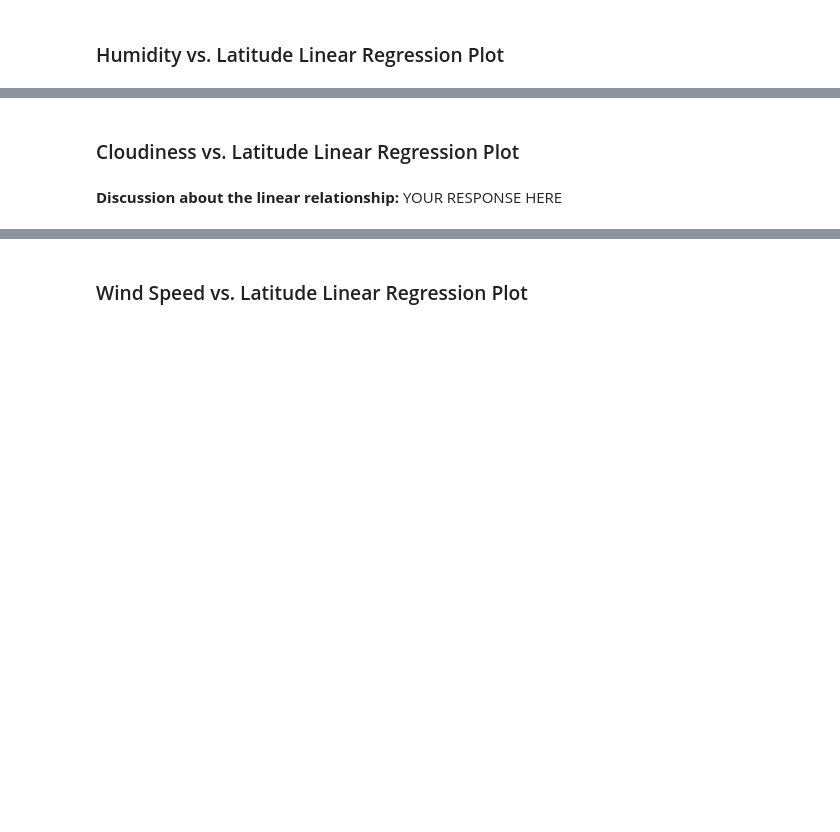
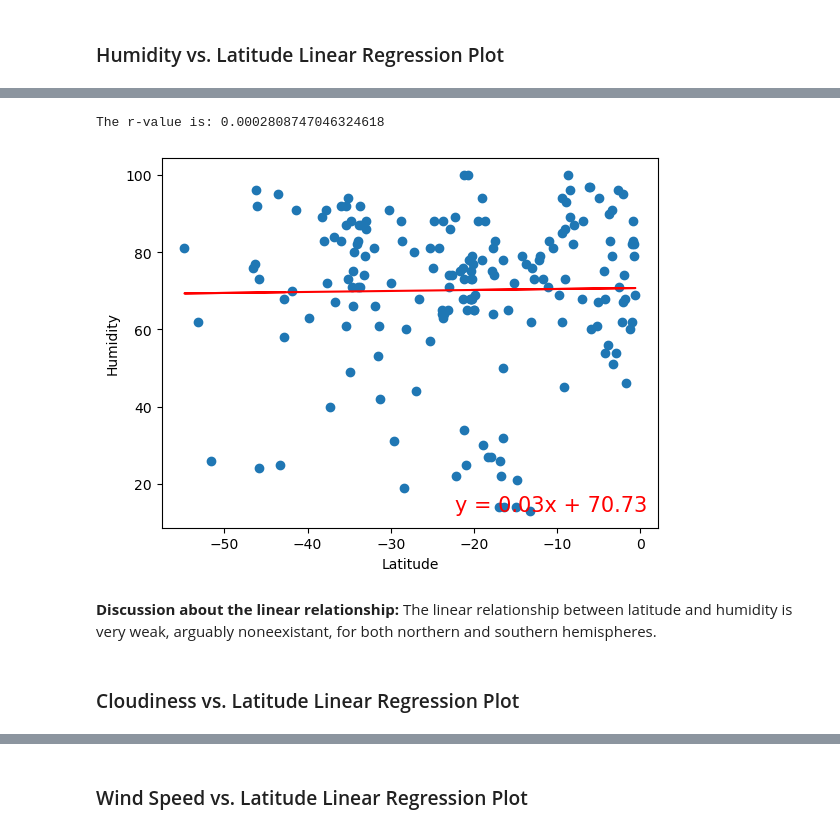
Before and after one commit to mwmosca/python-api-challenge, a Jupyter notebook: WeatherPy.ipynb, the cells around one changed output, grey strips where cells are left out. Saved outputs shown, nothing was run; the diff lists cells and outputs as text; code cells hidden in the pictures; blank space fills up the shorter version.

```diff
--- a/WeatherPy.ipynb
+++ b/WeatherPy.ipynb
@@ -310,2 +315,10 @@ The r-value is: 0.6419546065421801
+# %%
+# Southern Hemisphere
+lin_reg_plot(southern_hemi_df['Lat'], southern_hemi_df['Humidity'])
+# %% [output]
+The r-value is: 0.0002808747046324618
+[figure, added]
+# %% [markdown]
+**Discussion about the linear relationship:** The linear relationship between latitude and humidity is very weak, arguably noneexistant, for both northern and southern hemispheres.
 # %% [markdown]
 ### Cloudiness vs. Latitude Linear Regression Plot
@@ -318,2 +324,0 @@ The r-value is: 0.6419546065421801
-# %% [markdown]
-**Discussion about the linear relationship:** YOUR RESPONSE HERE
```
Also changed, not shown: parts of 20 cells of this notebook.
